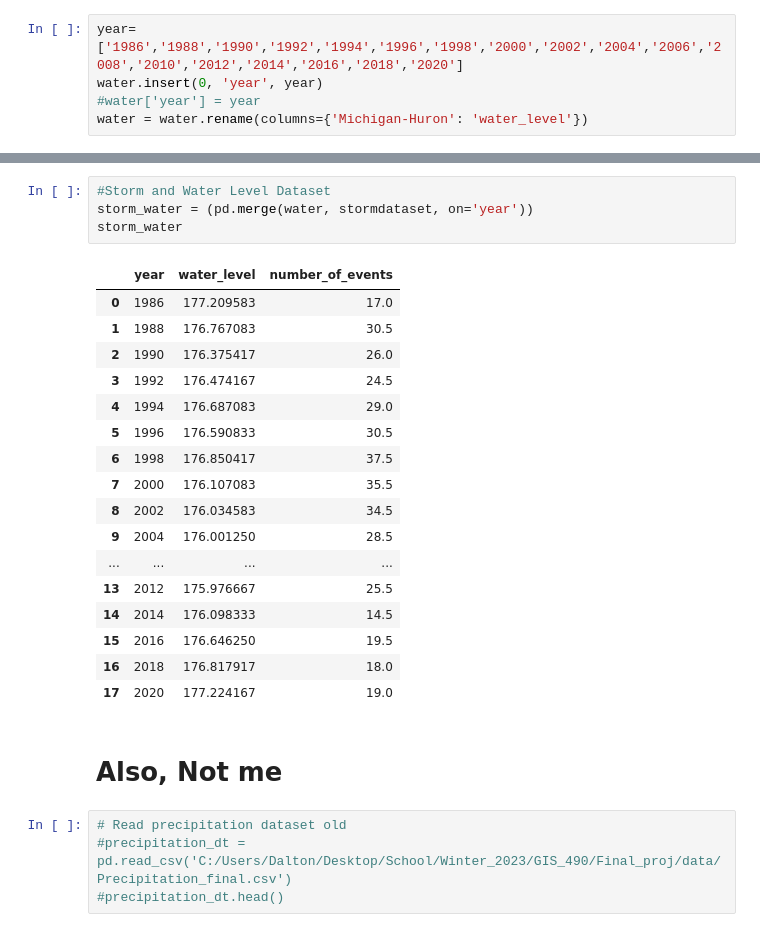
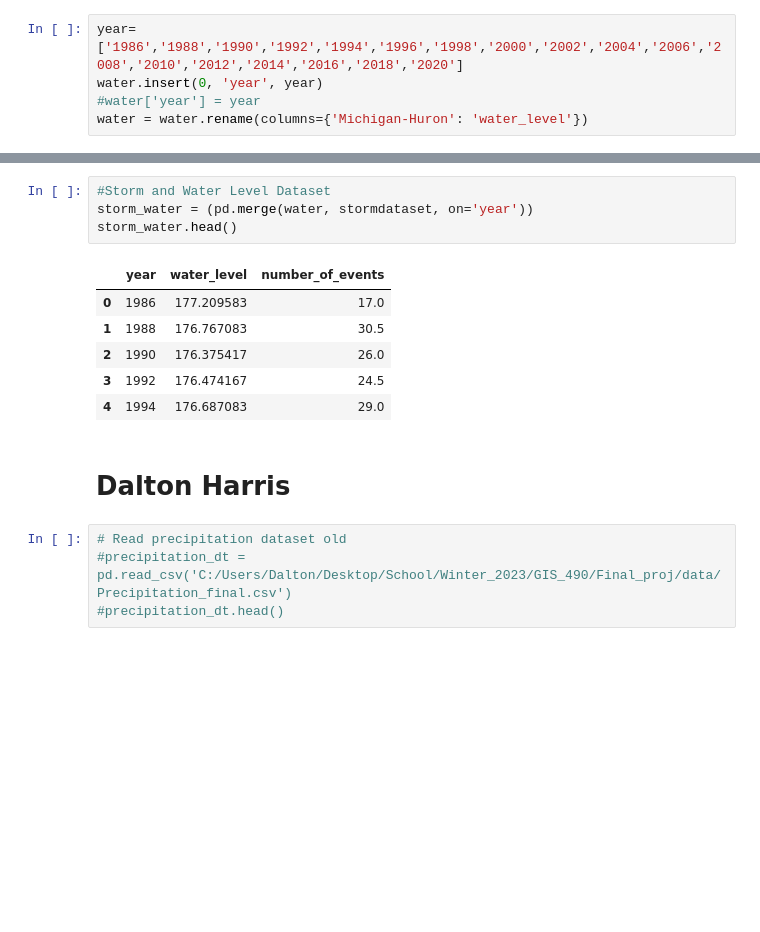
Before and after one commit to p-timothy/CodingProject, a Jupyter notebook: Notebook.ipynb, the cells around one changed output, grey strips where cells are left out. Cells and saved outputs as stored; diff of their text form; blank space fills up the shorter version.

```diff
--- a/Notebook.ipynb
+++ b/Notebook.ipynb
@@ -208,27 +201,16 @@ water
 # %%
 #Storm and Water Level Dataset
 storm_water = (pd.merge(water, stormdataset, on='year'))
-storm_water
+storm_water.head()
 # %% [output]
 |  | year | water_level | number_of_events |
 | 0 | 1986 | 177.209583 | 17.0 |
 | 1 | 1988 | 176.767083 | 30.5 |
 | 2 | 1990 | 176.375417 | 26.0 |
 | 3 | 1992 | 176.474167 | 24.5 |
 | 4 | 1994 | 176.687083 | 29.0 |
-| 5 | 1996 | 176.590833 | 30.5 |
-| 6 | 1998 | 176.850417 | 37.5 |
-| 7 | 2000 | 176.107083 | 35.5 |
-| 8 | 2002 | 176.034583 | 34.5 |
-| 9 | 2004 | 176.001250 | 28.5 |
-| ... | ... | ... | ... |
-| 13 | 2012 | 175.976667 | 25.5 |
-| 14 | 2014 | 176.098333 | 14.5 |
-| 15 | 2016 | 176.646250 | 19.5 |
-| 16 | 2018 | 176.817917 | 18.0 |
-| 17 | 2020 | 177.224167 | 19.0 |
 # %% [markdown]
-# Also, Not me
+# Dalton Harris
 # %%
 # Read precipitation dataset old
 #precipitation_dt = pd.read_csv('C:/Users/Dalton/Desktop/School/Winter_2023/GIS_490/Final_proj/data/Precipitation_final.csv')
```
Also changed, not shown: parts of 65 cells of this notebook, 1 other file.
